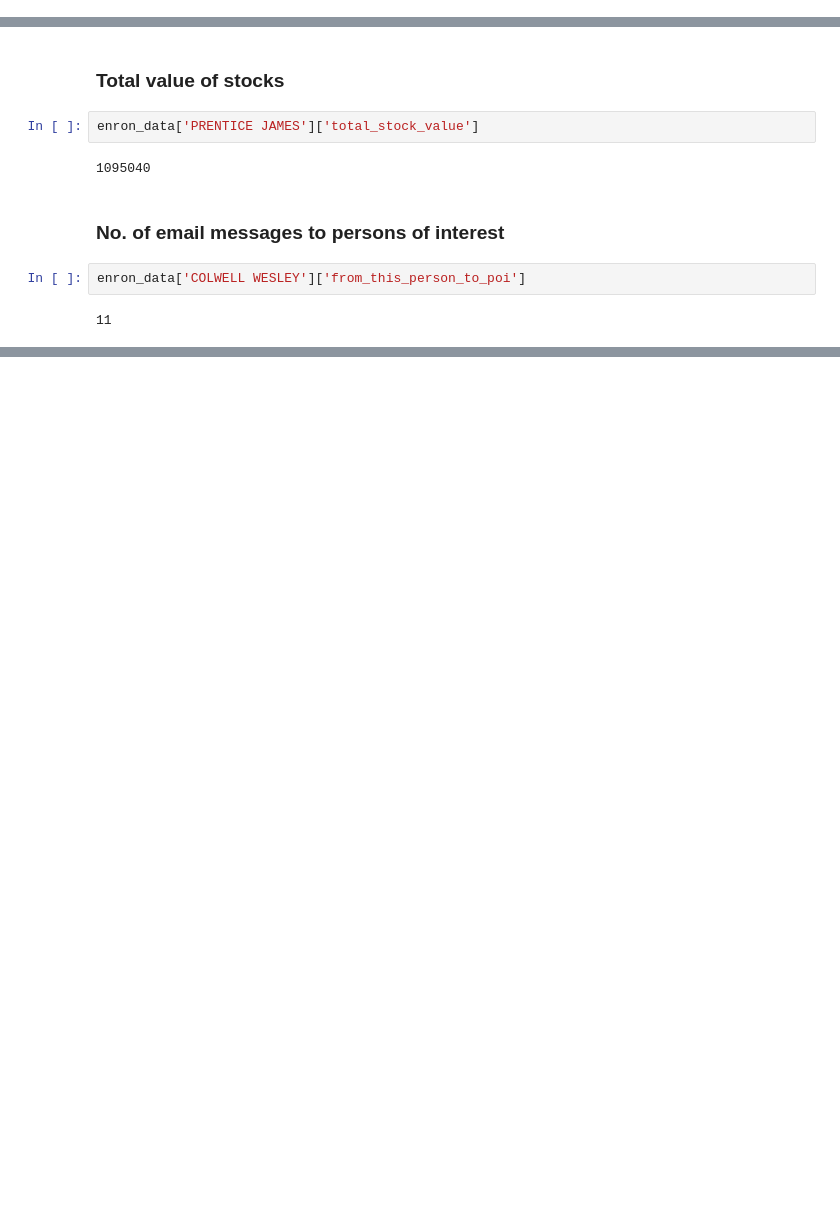
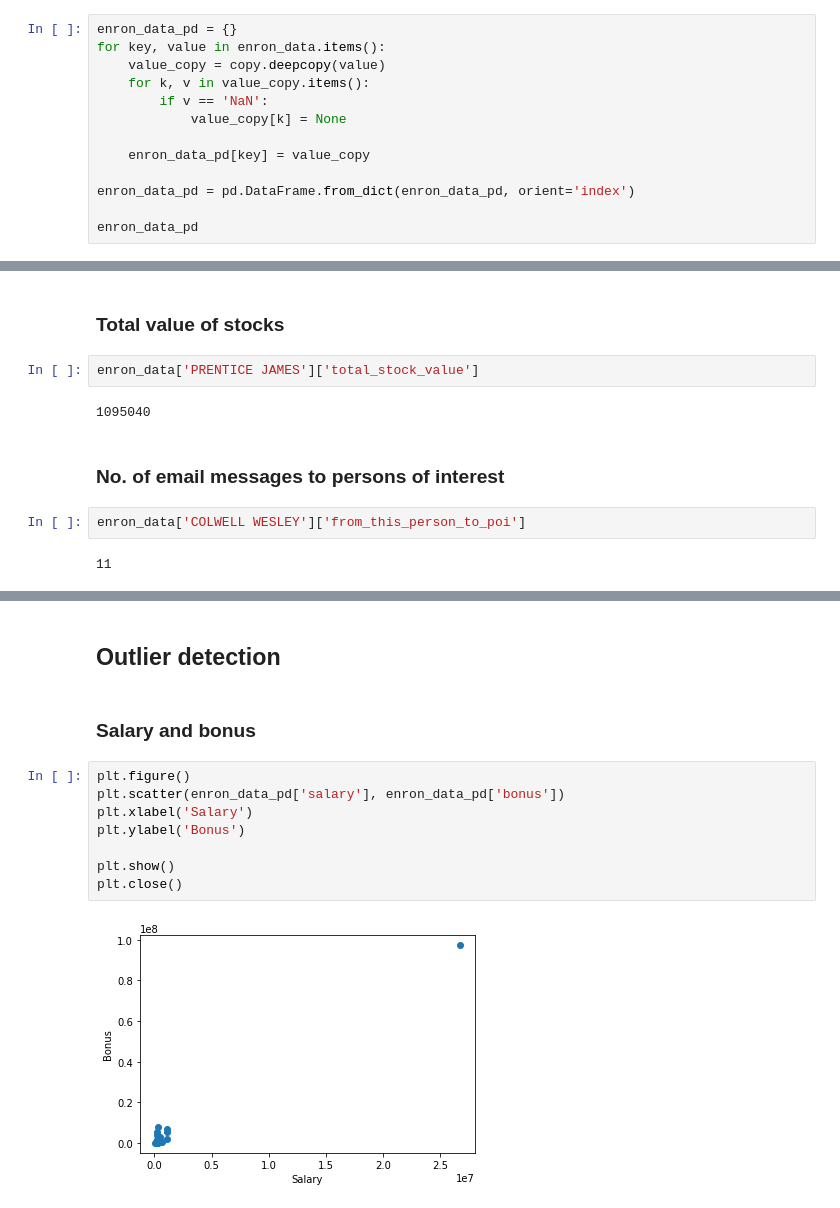
Before and after one commit to XCMer/DAND-Identify-Fraud, a Jupyter notebook: notebooks/Exploration.ipynb, the cells around one changed output, grey strips where cells are left out. Drawn from its saved outputs; the diff is of its cells as text; blank space fills up the shorter version.

```diff
--- a/notebooks/Exploration.ipynb
+++ b/notebooks/Exploration.ipynb
@@ -8,3 +15,16 @@ import operator
 ## Load dataset
 # %%
 enron_data = pickle.load(open("../final_project_dataset.pkl", "r"))
+# %%
+enron_data_pd = {}
+for key, value in enron_data.items():
+    value_copy = copy.deepcopy(value)
+    for k, v in value_copy.items():
+        if v == 'NaN':
+            value_copy[k] = None
+
+    enron_data_pd[key] = value_copy
+
+enron_data_pd = pd.DataFrame.from_dict(enron_data_pd, orient='index')
+
+enron_data_pd
@@ -71,0 +240,14 @@ enron_data['COLWELL WESLEY']['from_this_person_to_poi']
+# %% [markdown]
+## Outlier detection
+# %% [markdown]
+### Salary and bonus
+# %%
+plt.figure()
+plt.scatter(enron_data_pd['salary'], enron_data_pd['bonus'])
+plt.xlabel('Salary')
+plt.ylabel('Bonus')
+
+plt.show()
+plt.close()
+# %% [output]
+[figure, added]
```
Also changed, not shown: parts of 34 cells of this notebook, 7 other files.
